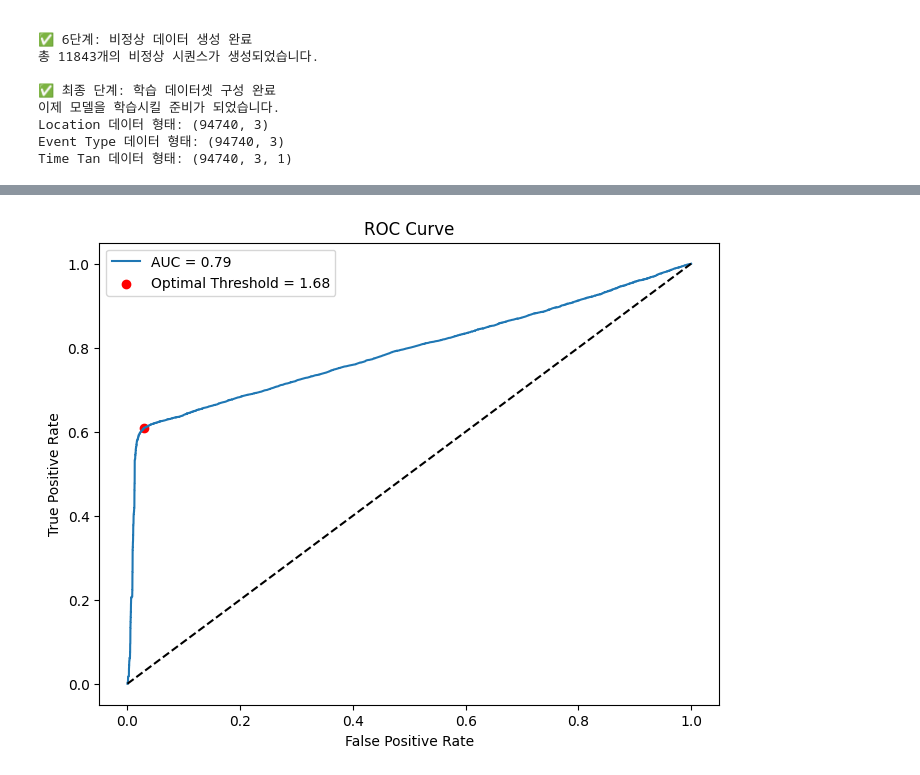
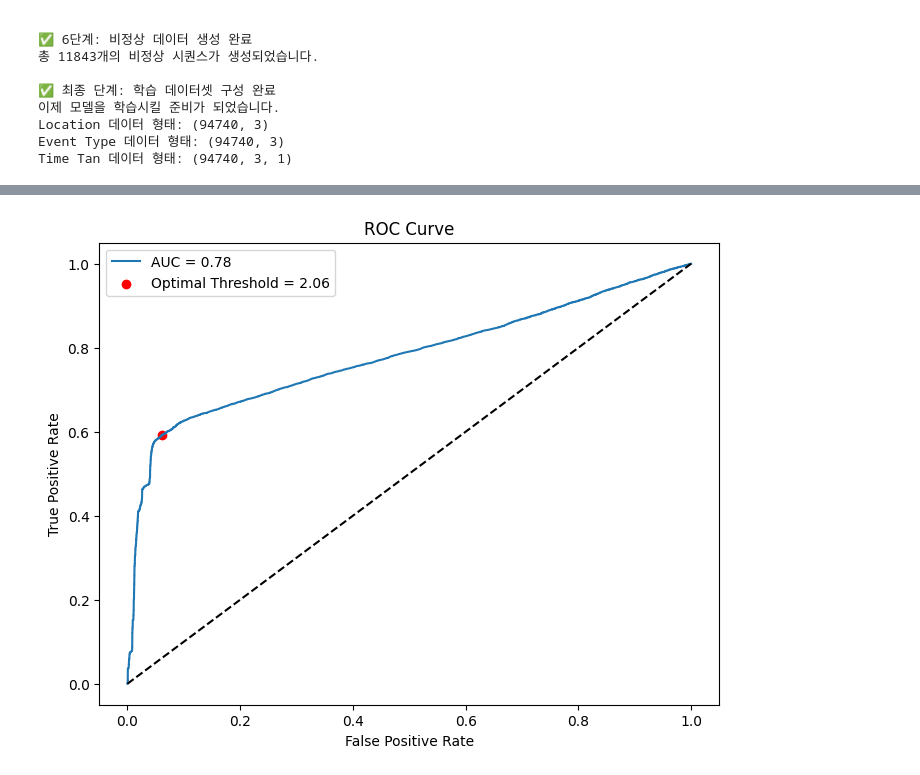
Before and after one commit to nang5587/KDT-AI-model, a Jupyter notebook: preprocessing/sliding_window.ipynb, the cells around one changed output, grey strips where cells are left out. Cells and saved outputs as stored; diff of their text form; code cells hidden in the pictures.

```diff
--- a/preprocessing/sliding_window.ipynb
+++ b/preprocessing/sliding_window.ipynb
@@ -8,7 +8,8 @@ import random
 # 1단계: 파일 로드 및 기본 전처리
 # =================================================================
 WINDOW_SIZE = 3
-FILE_PATH = '../DB/factory_sample_20pct.csv'
+# FILE_PATH = './dataSet/factory_all_data.csv'
+FILE_PATH = './dataSet/factory_20pct_data.csv'
 
 try:
     df = pd.read_csv(FILE_PATH)
@@ -176,8 +177,8 @@ from tensorflow.keras.layers import Input, LSTM, Dense, Embedding, Concatenate,
 # LOCATION_VOCAB_SIZE = df['location_id'].nunique() + 1
 LOCATION_VOCAB_SIZE = df['location_id'].max() + 1
 EVENT_TYPE_VOCAB_SIZE = len(event_type_to_idx)
-EMBEDDING_DIM = 8
-LATENT_DIM = 8
+EMBEDDING_DIM = 16
+LATENT_DIM = 16
 
 # 1. 입력층
 input_location = Input(shape=(WINDOW_SIZE,), name='input_location')
@@ -232,5 +233,7 @@ Model: "functional_3"
  Non-trainable params: 0 (0.00 B)
 # %%
+from tensorflow.keras.callbacks import EarlyStopping
+
 # 각 출력에 맞는 손실 함수 지정
 losses = {
     'output_location': 'sparse_categorical_crossentropy',
@@ -240,14 +243,17 @@ losses = {
 
 autoencoder.compile(optimizer='adam', loss=losses)
 
-print("\n✅ 4단계: 모델 학습 시작")
+early_stopping = EarlyStopping(monitor='val_loss', patience=5, restore_best_weights=True)
+
+print("\n✅ 4단계: 모델 학습 시작 (조기 종료 적용)")
 history = autoencoder.fit(
     X_train,
     y_train,
-    epochs=50,
+    epochs=200,  # 최대 에포크는 넉넉하게 설정, EarlyStopping이 알아서 최적의 시점에 멈춰줌
     batch_size=64,
     validation_split=0.1,
-    shuffle=True
+    shuffle=True,
+    callbacks=[early_stopping]  # <<< [핵심] 콜백 리스트를 전달
 )
 
 print("\n🎉 모델 학습 완료!")
@@ -277,6 +283,8 @@ from sklearn.metrics import roc_curve, roc_auc_score, classification_report, con
 import matplotlib.pyplot as plt
 import seaborn as sns
 import tensorflow as tf
+from datetime import datetime
+import subprocess
 
 print("\n✅ 8단계: 모델 평가 시작")
 
@@ -322,11 +330,6 @@ predicted_test = autoencoder.predict(X_test)
 predicted_loc, predicted_event, predicted_time = predicted_test
 
 # Keras 손실 함수를 직접 임포트하여 오류 계산
-# from tensorflow.keras.losses import sparse_categorical_crossentropy, mean_squared_error
-# loc_errors = np.mean(sparse_categorical_crossentropy(X_test[0], predicted_loc), axis=1)
-# event_errors = np.mean(sparse_categorical_crossentropy(X_test[1], predicted_event), axis=1)
-# time_errors = np.mean(mean_squared_error(X_test[2], predicted_time), axis=(1, 2))
-# total_test_errors = loc_errors + event_errors + time_errors
 loc_errors = np.mean(tf.keras.losses.sparse_categorical_crossentropy(X_test[0], predicted_loc), axis=1)
 event_errors = np.mean(tf.keras.losses.sparse_categorical_crossentropy(X_test[1], predicted_event), axis=1)
 time_errors = np.mean(tf.keras.losses.mse(X_test[2], predicted_time), axis=1)
@@ -359,6 +362,7 @@ plt.show()
 # --- 4. 최종 성능 평가 (Classification Report & Confusion Matrix) ---
 final_predictions = (total_test_errors > optimal_threshold).astype(int)
 
+report_dict = classification_report(y_test_labels, final_predictions, target_names=['Normal (0)', 'Anomaly (1)'], output_dict=True)
 print("\n--- Classification Report ---")
 print(classification_report(y_test_labels, final_predictions, target_names=['Normal (0)', 'Anomaly (1)']))
 
@@ -399,6 +403,60 @@ for idx in anomaly_indices:
 anomaly_df = pd.DataFrame(anomalies_detected).sort_values(by='reconstruction_error', ascending=False)
 print("\n--- 모델이 '비정상'으로 탐지한 이동 목록 (상위 10개) ---")
 print(anomaly_df.head(10))
+
+# --- 실험 정보 수집 ---
+# 1. 성능 지표 추출
+anomaly_metrics = report_dict['Anomaly (1)']
+recall = anomaly_metrics['recall']
+precision = anomaly_metrics['precision']
+f1_score = anomaly_metrics['f1-score']
+
+# 2. 날짜 및 시간 정보
+run_date = datetime.now().strftime('%y/%m/%d')
+experiment_id = f"exp-{datetime.now().strftime('%Y%m%d-%H%M%S')}"
+
+# 3. Git 커밋 해시 정보 (Git 저장소가 아니면 'N/A' 처리)
+try:
+    commit_hash = subprocess.check_output(['git', 'rev-parse', '--short', 'HEAD']).strip().decode('utf-8')
+except (subprocess.CalledProcessError, FileNotFoundError):
+    commit_hash = "N/A"
+
+# 4. (수동 입력) 현재 실험의 주요 변경점
+# *** 이 부분은 실험할 때마다 직접 수정해주세요! ***
+main_change_notes = "Baseline 모델, 초기 파라미터로 성능 측정"
+# 예시: main_change_notes = "EMBEDDING_DIM = 32로 변경"
+# 예시: main_change_notes = "LATENT_DIM = 4로 변경"
+
+
+# --- Markdown 텍스트 생성 ---
+summary_table_row = f"| {experiment_id} | {run_date} | {main_change_notes} | {auc_score:.3f} | {recall:.2f} | {precision:.2f} | {f1_score:.2f} | `{commit_hash}` |"
+
+detailed_summary = f"""
+### {experiment_id}: {main_change_notes} ({run_date})
+- **커밋 해시:** `{commit_hash}`
+- **가설:** (여기에 이 실험을 왜 했는지 가설을 작성하세요)
+- **하이퍼파라미터:**
+  - `WINDOW_SIZE`: {WINDOW_SIZE}
+  - `EMBEDDING_DIM`: {EMBEDDING_DIM}
+  - `LATENT_DIM`: {LATENT_DIM}
+  - `BATCH_SIZE`: (학습 시 사용한 batch_size 값)
+  - `EPOCHS`: (학습 시 사용한 epochs 값)
+- **결과 분석:**
+  - AUC: {auc_score:.4f}
+  - Anomaly Recall: {recall:.4f} (비정상 데이터 중 {recall*100:.1f}%를 탐지함)
+  - Anomaly Precision: {precision:.4f} (비정상이라고 예측한 것 중 {precision*100:.1f}%가 진짜 비정상)
+- **결론:** (여기에 실험 결과에 대한 결론을 작성하세요)
+"""
+
+# --- 최종 결과 출력 ---
+print("\n" + "="*80)
+print("📋 실험 결과 요약 (아래 내용을 summary.md에 복사해서 붙여넣으세요)")
+print("="*80)
+print("\n[요약 표에 추가할 행]\n")
+print(summary_table_row)
+print("\n\n[상세 기록에 추가할 내용]\n")
+print(detailed_summary)
+print("="*80)
 # %% [output]
 ✅ 8단계: 모델 평가 시작
 최종 테스트 데이터 구성 완료. (정상: 11843개, 비정상: 11843개)
@@ -409,4 +467,4 @@ print(anomaly_df.head(10))
-[figure, old version]
+[figure, new version]
 --- Classification Report ---
               precision    recall  f1-score   support
 
```
Also changed, not shown: parts of 6 cells of this notebook.
